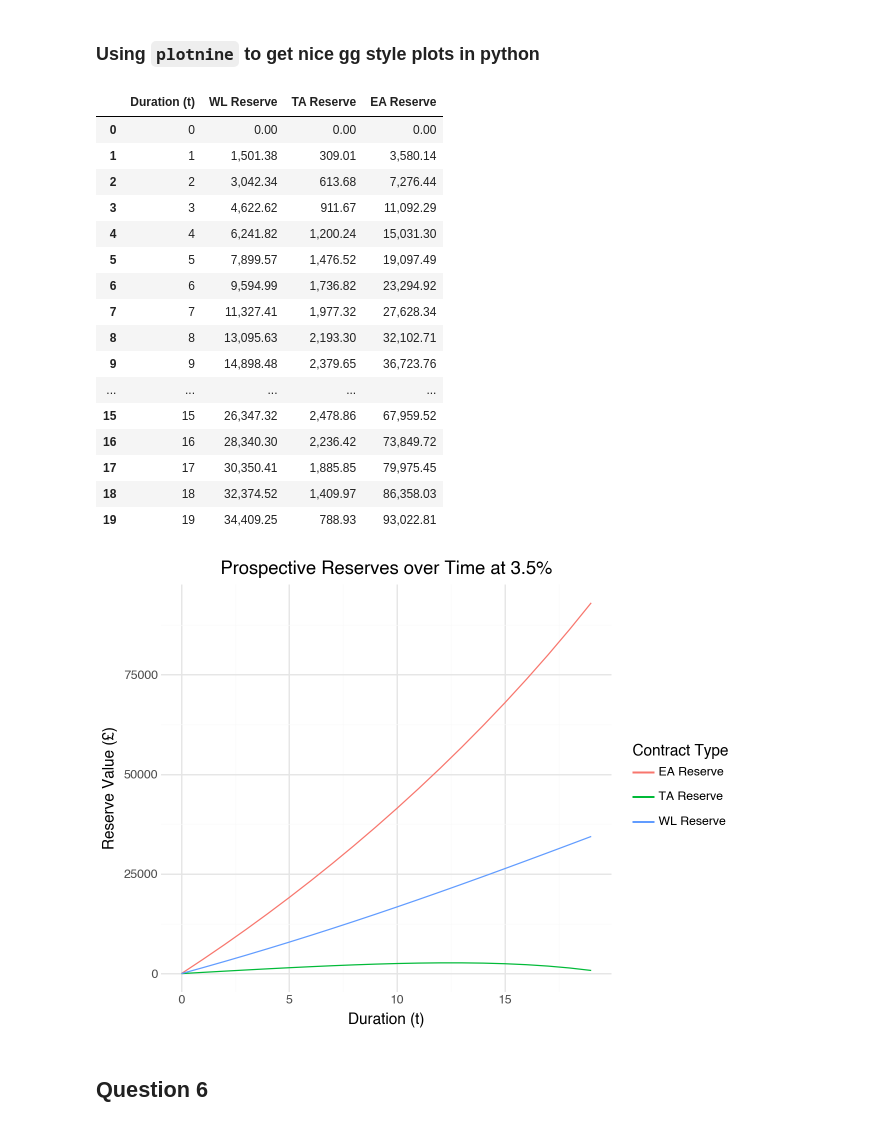
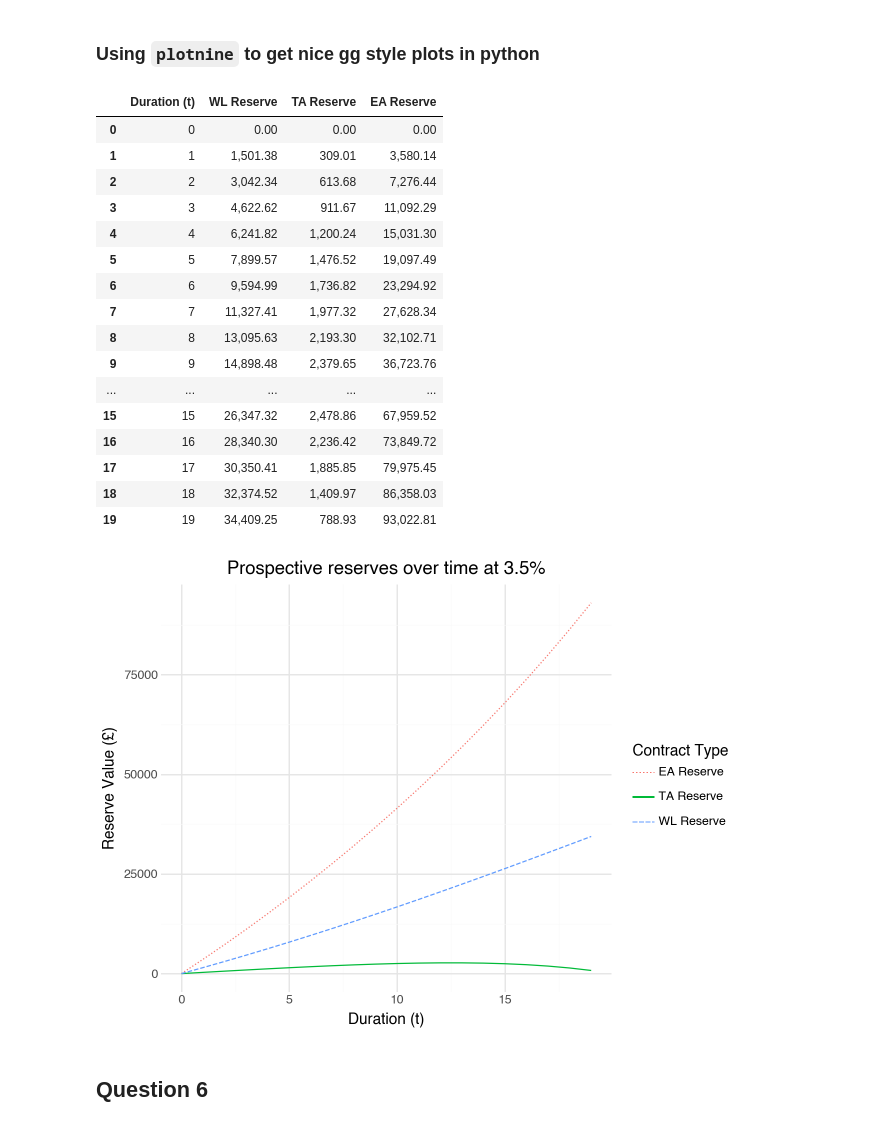
Before and after one commit to ytterbiu/smm065-computer-based-assessment, a Jupyter notebook: cm1-p2-cw-notebook.ipynb, the cells around one changed output. Drawn from its saved outputs; the diff is of its cells as text; code cells hidden in the pictures.

```diff
--- a/cm1-p2-cw-notebook.ipynb
+++ b/cm1-p2-cw-notebook.ipynb
@@ -590,37 +590,45 @@ reserve_plot = (
             x="Duration (t)",
             y="Reserve Value (£)",
             color="Contract Type",
-            shape="Contract Type",
+            # shape="Contract Type",
+            linetype="Contract Type",
         ),
     )
     + geom_line()
+    + scale_linetype_manual(
+        values={
+            "WL Reserve": "dashed",
+            "TA Reserve": "solid",
+            "EA Reserve": "dotted",
+        }
+    )
     # + geom_point(size=2.5)
     + theme_minimal()
     + labs(
-        title="Prospective Reserves over Time at 3.5%",
+        title="Prospective reserves over time at 3.5%",
         x="Duration (t)",
         y="Reserve Value (£)",
     )
 )
 reserve_plot
 # %% [output]
 |  | Duration (t) | WL Reserve | TA Reserve | EA Reserve |
 | 0 | 0 | 0.00 | 0.00 | 0.00 |
 | 1 | 1 | 1,501.38 | 309.01 | 3,580.14 |
 | 2 | 2 | 3,042.34 | 613.68 | 7,276.44 |
 | 3 | 3 | 4,622.62 | 911.67 | 11,092.29 |
 | 4 | 4 | 6,241.82 | 1,200.24 | 15,031.30 |
 | 5 | 5 | 7,899.57 | 1,476.52 | 19,097.49 |
 | 6 | 6 | 9,594.99 | 1,736.82 | 23,294.92 |
 | 7 | 7 | 11,327.41 | 1,977.32 | 27,628.34 |
 | 8 | 8 | 13,095.63 | 2,193.30 | 32,102.71 |
 | 9 | 9 | 14,898.48 | 2,379.65 | 36,723.76 |
 | ... | ... | ... | ... | ... |
 | 15 | 15 | 26,347.32 | 2,478.86 | 67,959.52 |
 | 16 | 16 | 28,340.30 | 2,236.42 | 73,849.72 |
 | 17 | 17 | 30,350.41 | 1,885.85 | 79,975.45 |
 | 18 | 18 | 32,374.52 | 1,409.97 | 86,358.03 |
 | 19 | 19 | 34,409.25 | 788.93 | 93,022.81 |
-[figure, old version]
+[figure, new version]
 # %% [markdown]
 ## Question 6
```
Also changed, not shown: parts of 1 cell of this notebook.
